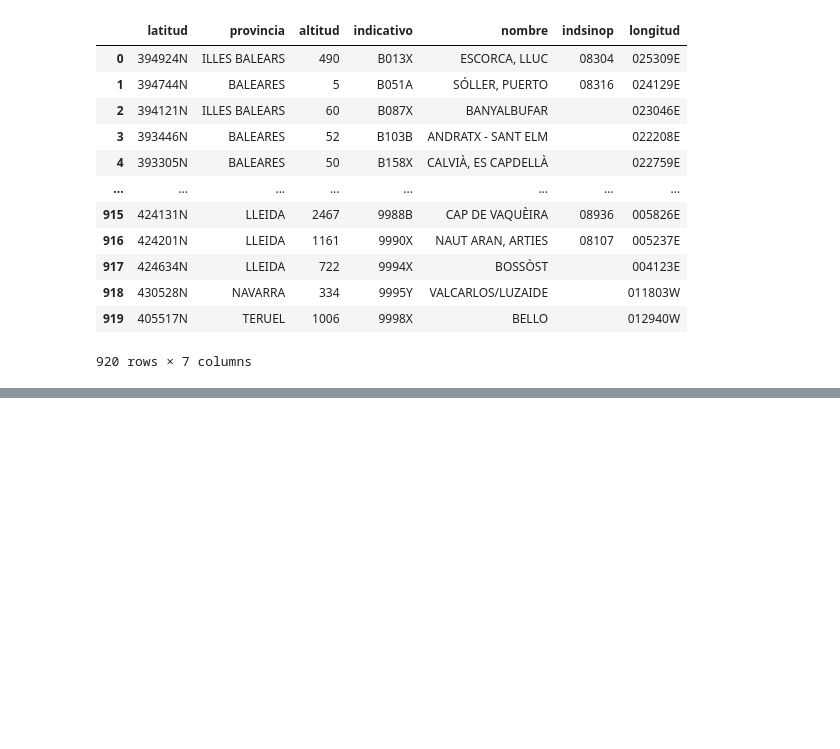
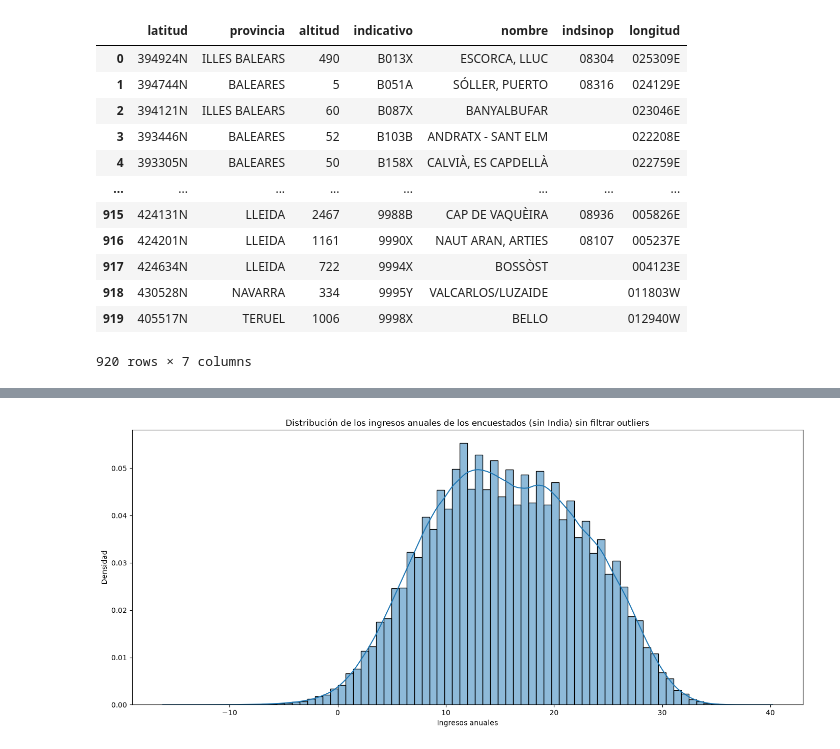
Before and after one commit to AdanMedin/proyecto_aemet, a Jupyter notebook: proyecto_aemet_api/scripts/get_DATA_ALL.ipynb, the cells around one changed output, grey strips where cells are left out. Saved outputs shown, nothing was run; the diff lists cells and outputs as text; code cells hidden in the pictures; blank space fills up the shorter version.

```diff
--- a/proyecto_aemet_api/scripts/get_DATA_ALL.ipynb
+++ b/proyecto_aemet_api/scripts/get_DATA_ALL.ipynb
@@ -89,0 +104,7 @@ df_campos
+# %%
+with open("LAST_UPDATE.txt", "w", encoding="utf-8") as f:
+    f.write(f"{df['fecha'].iloc[-1]}")
+# %%
+with open("LAST_UPDATE.txt", "r", encoding="utf-8") as f:
+    #last_update=f.readlines()
+    last_update=pd.to_datetime(f.readlines())+ pd.Timedelta(days=(1))
@@ -433,3 +574,21 @@ with psycopg.connect(conn_str) as conn:
     # No es estrictamente necesario dentro del with,
     # pero puedes dejarlo explícito
     conn.commit()
+# %%
+df.corr(numeric_only=True)['tmed'].sort_values(ascending=False)
+df_tmed_log=np.log(df["tmed"])
+plt.figure(figsize=(17, 7))
+sns.histplot(
+data=df,
+x='tmed',
+bins=80,
+kde=True,
+stat='density',
+log_scale=False,
+)
+plt.title('Distribución de los ingresos anuales de los encuestados (sin India) sin filtrar outliers')
+plt.xlabel('Ingresos anuales')
+plt.ylabel('Densidad')
+plt.show()
+# %% [output]
+[figure, added]
```
Also changed, not shown: parts of 43 cells of this notebook, 22 other files.
